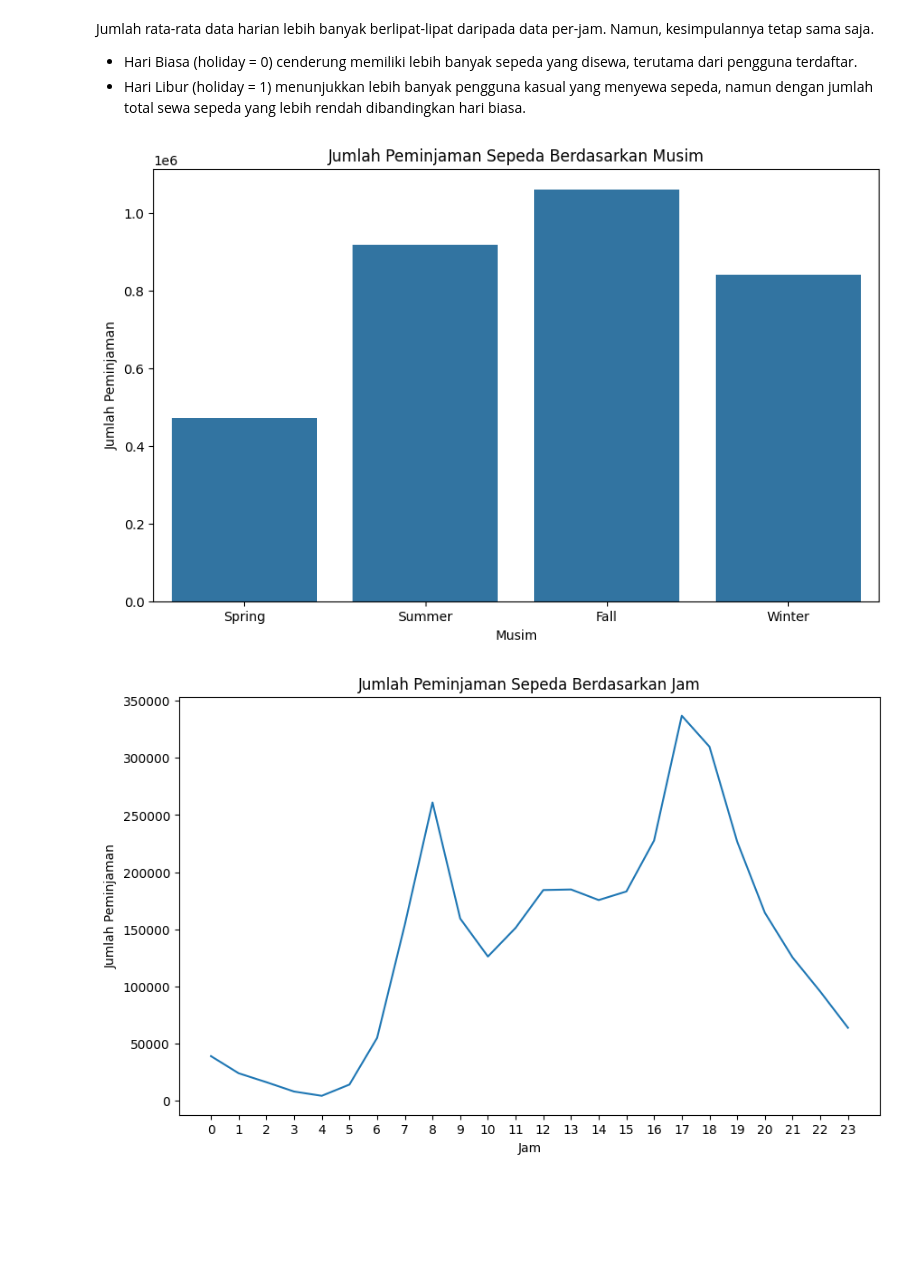
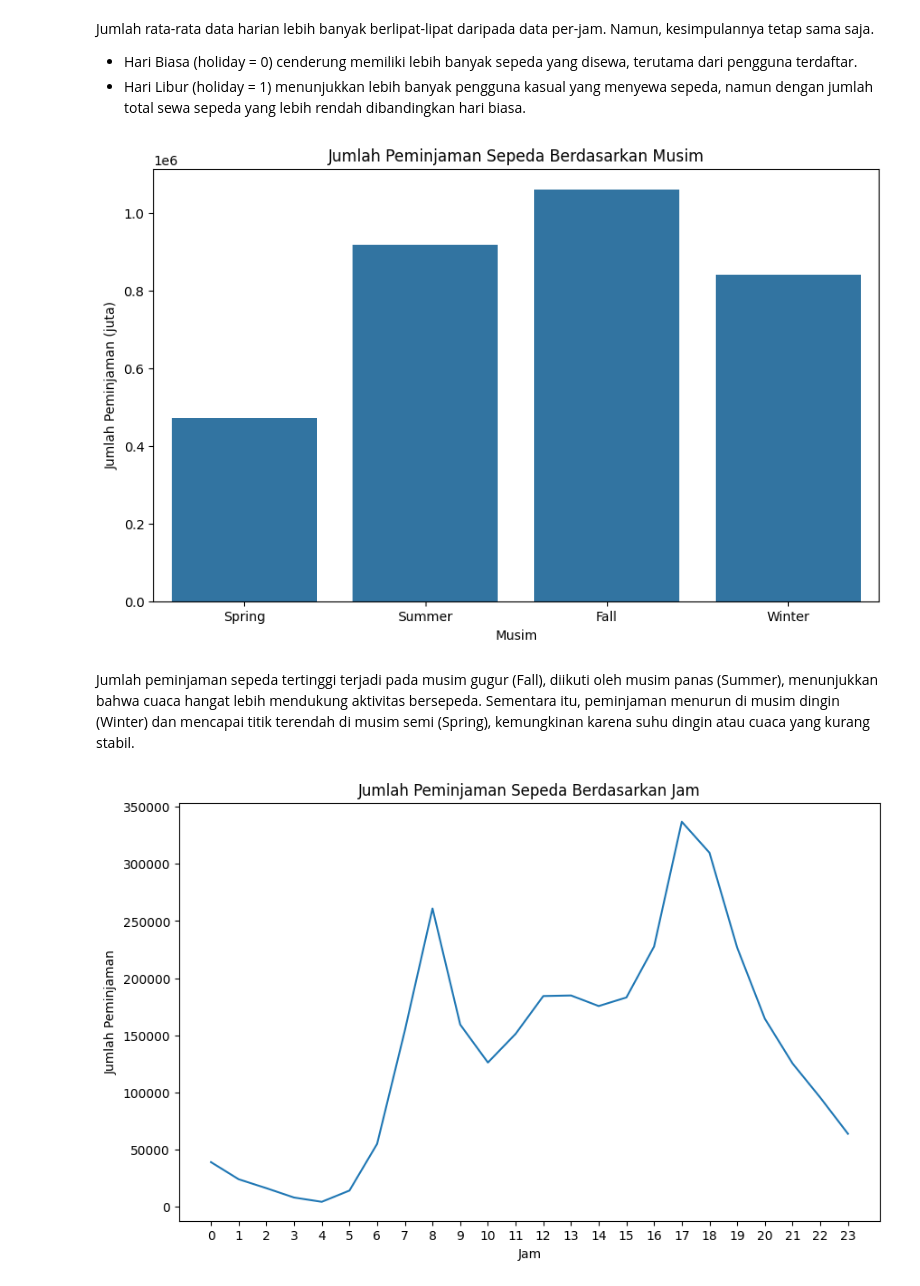
Before and after one commit to DhiraDroid/submission1, a Jupyter notebook: notebook.ipynb, the cells around one changed output. Drawn from its saved outputs; the diff is of its cells as text; code cells hidden in the pictures; blank space fills up the shorter version.

```diff
--- a/notebook.ipynb
+++ b/notebook.ipynb
@@ -514,17 +486,19 @@ Jumlah rata-rata data harian lebih banyak berlipat-lipat daripada data per-jam.
 # %%
 # Menghitung jumlah peminjaman sepeda berdasarkan musim (season)
 season_analysis = day_df_cleaned.groupby('season')['cnt'].sum().reset_index()
 
 # Visualisasi jumlah peminjaman sepeda berdasarkan musim
 plt.figure(figsize=(10,6))
 sns.barplot(x='season', y='cnt', data=season_analysis)
 plt.title('Jumlah Peminjaman Sepeda Berdasarkan Musim')
 plt.xlabel('Musim')
-plt.ylabel('Jumlah Peminjaman')
+plt.ylabel('Jumlah Peminjaman (juta)')
 plt.xticks([0, 1, 2, 3], ['Spring', 'Summer', 'Fall', 'Winter'])
 plt.show()
 # %% [output]
-[figure, old version]
+[figure, new version]
+# %% [markdown]
+Jumlah peminjaman sepeda tertinggi terjadi pada musim gugur (Fall), diikuti oleh musim panas (Summer), menunjukkan bahwa cuaca hangat lebih mendukung aktivitas bersepeda. Sementara itu, peminjaman menurun di musim dingin (Winter) dan mencapai titik terendah di musim semi (Spring), kemungkinan karena suhu dingin atau cuaca yang kurang stabil.
 # %%
 # Menghitung jumlah peminjaman sepeda berdasarkan jam (hr)
 hour_analysis = hour_df_cleaned.groupby('hr')['cnt'].sum().reset_index()
```
Also changed, not shown: parts of 9 cells of this notebook, 1 other file.
